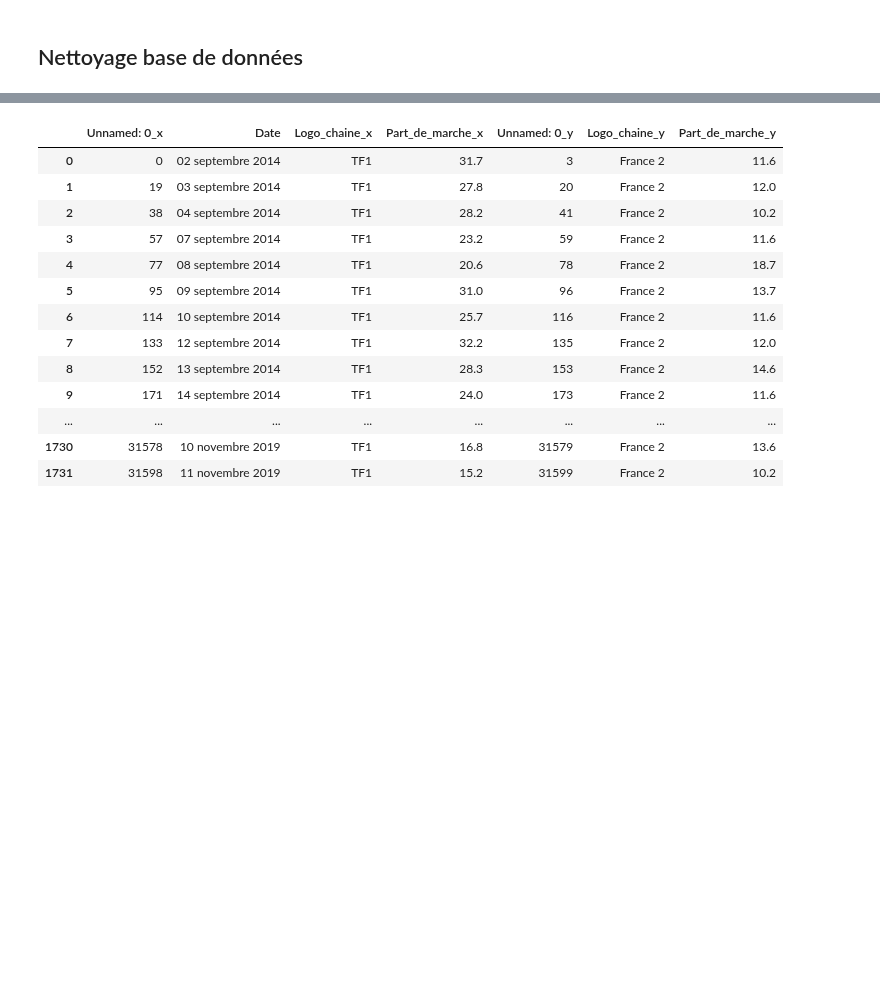
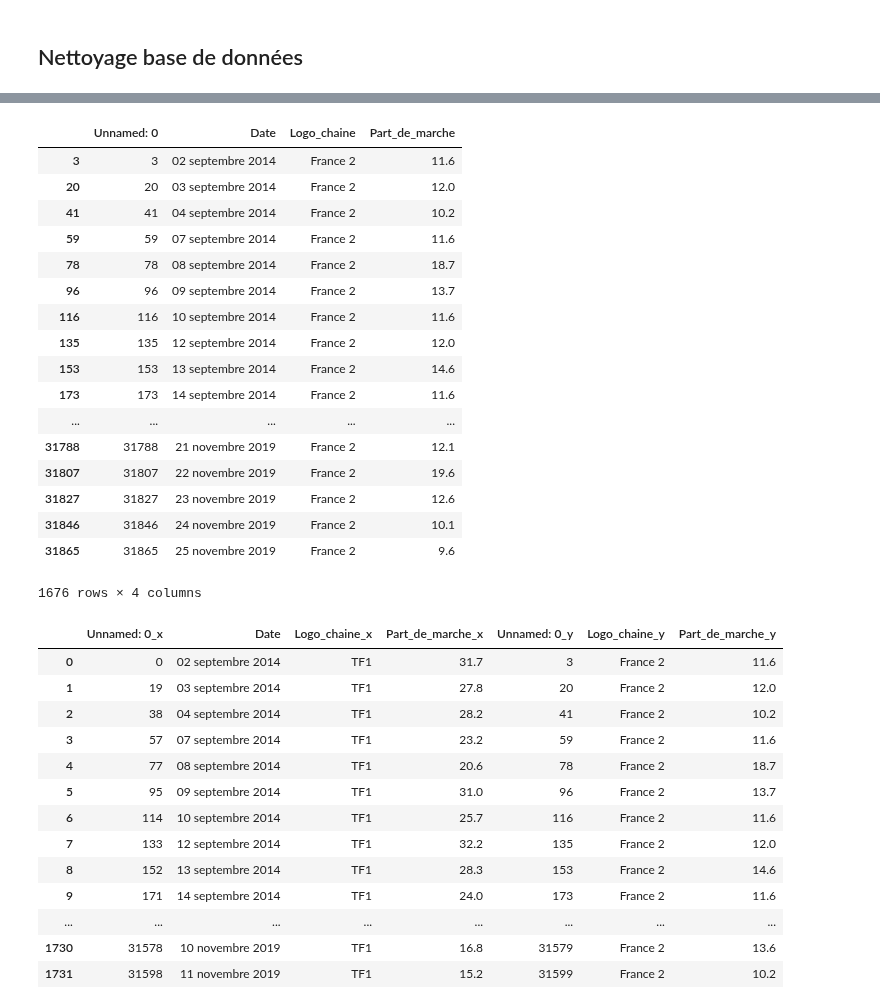
Before and after one commit to dnscharles/Predicting_tv_audiences, a Jupyter notebook: Denis/Exploration.ipynb, the cells around one changed output, grey strips where cells are left out. Saved outputs shown, nothing was run; the diff lists cells and outputs as text; code cells hidden in the pictures; blank space fills up the shorter version.

```diff
--- a/Denis/Exploration.ipynb
+++ b/Denis/Exploration.ipynb
@@ -449,24 +469,44 @@ resultat = pd.read_csv("TV7Jours.csv")
 # %%
 #Data frame par chaîne
 D01 = resultat.loc[resultat['Logo_chaine']=="TF1",:]
 D02 = resultat.loc[resultat['Logo_chaine']=="France 3",:]
 D03 = resultat.loc[resultat['Logo_chaine']=="M6",:]
 D04 = resultat.loc[resultat['Logo_chaine']=="France 2",:]
 D05 = resultat.loc[resultat['Logo_chaine']=="TMC",:]
 D06 = resultat.loc[resultat['Logo_chaine']=="France 5",:]
 D07 = resultat.loc[resultat['Logo_chaine']=="C8",:]
 D08 = resultat.loc[resultat['Logo_chaine']=="W9",:]
 D09 = resultat.loc[resultat['Logo_chaine']=="TFX",:]
 D10 = resultat.loc[resultat['Logo_chaine']=="Arte",:]
 D11 = resultat.loc[resultat['Logo_chaine']=="France 4",:]
 D12 = resultat.loc[resultat['Logo_chaine']=="NRJ 12",:]
 D13 = resultat.loc[resultat['Logo_chaine']=="C Star",:]
 D14 = resultat.loc[resultat['Logo_chaine']=="France O",:]
 D15 = resultat.loc[resultat['Logo_chaine']=="Gulli",:]
 D16 = resultat.loc[resultat['Logo_chaine']=="RMC Story",:]
 D17 = resultat.loc[resultat['Logo_chaine']=="TF1 Series",:]
 D18 = resultat.loc[resultat['Logo_chaine']=="RMC Decouverte",:]
 D19 = resultat.loc[resultat['Logo_chaine']=="6ter",:]
+D04
+# %% [output]
+|  | Unnamed: 0 | Date | Logo_chaine | Part_de_marche |
+| 3 | 3 | 02 septembre 2014 | France 2 | 11.6 |
+| 20 | 20 | 03 septembre 2014 | France 2 | 12.0 |
+| 41 | 41 | 04 septembre 2014 | France 2 | 10.2 |
+| 59 | 59 | 07 septembre 2014 | France 2 | 11.6 |
+| 78 | 78 | 08 septembre 2014 | France 2 | 18.7 |
+| 96 | 96 | 09 septembre 2014 | France 2 | 13.7 |
+| 116 | 116 | 10 septembre 2014 | France 2 | 11.6 |
+| 135 | 135 | 12 septembre 2014 | France 2 | 12.0 |
+| 153 | 153 | 13 septembre 2014 | France 2 | 14.6 |
+| 173 | 173 | 14 septembre 2014 | France 2 | 11.6 |
+| ... | ... | ... | ... | ... |
+| 31788 | 31788 | 21 novembre 2019 | France 2 | 12.1 |
+| 31807 | 31807 | 22 novembre 2019 | France 2 | 19.6 |
+| 31827 | 31827 | 23 novembre 2019 | France 2 | 12.6 |
+| 31846 | 31846 | 24 novembre 2019 | France 2 | 10.1 |
+| 31865 | 31865 | 25 novembre 2019 | France 2 | 9.6 |
+1676 rows × 4 columns
 # %%
 fusion = pd.merge(D01,D04,on="Date")
 fusion = pd.merge(fusion,D02,on="Date")
```
Also changed, not shown: parts of 1 cell of this notebook, 1 other file.
